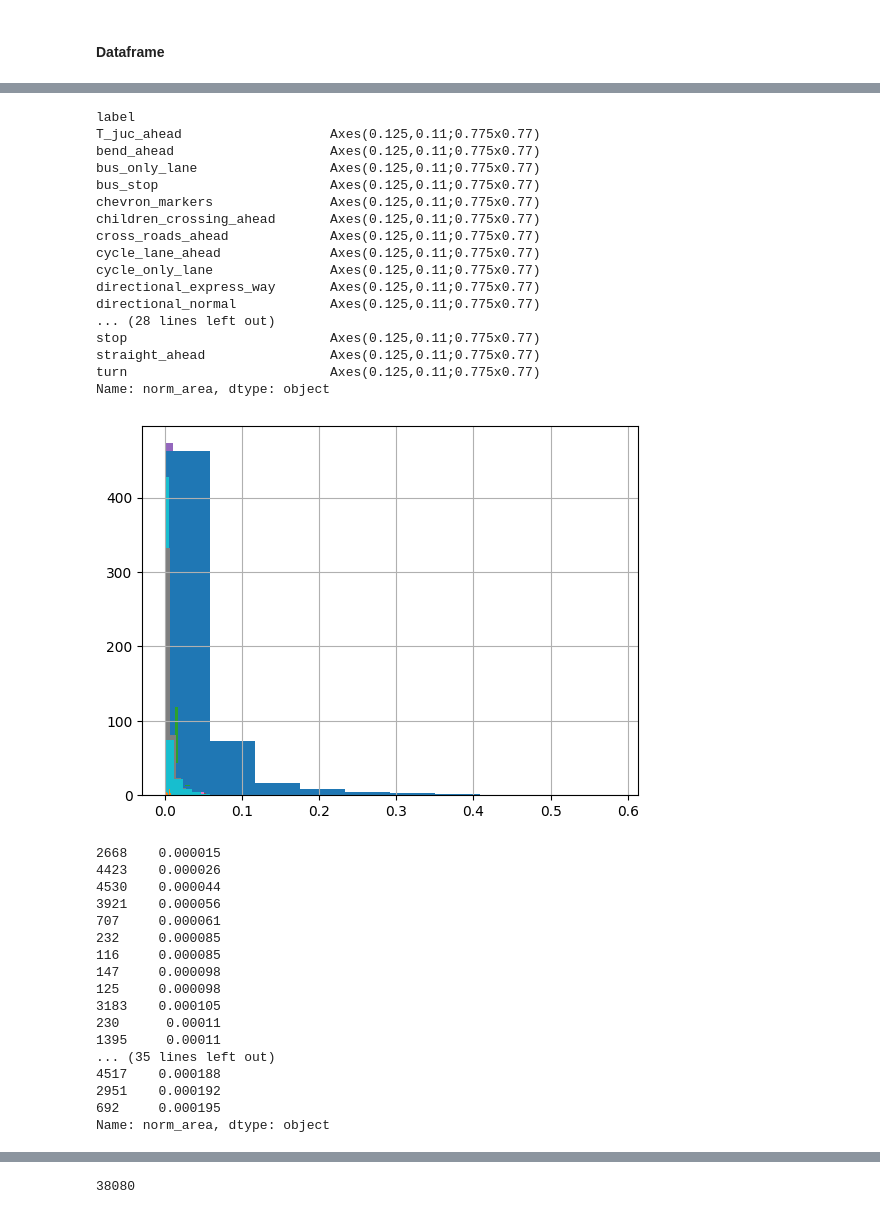
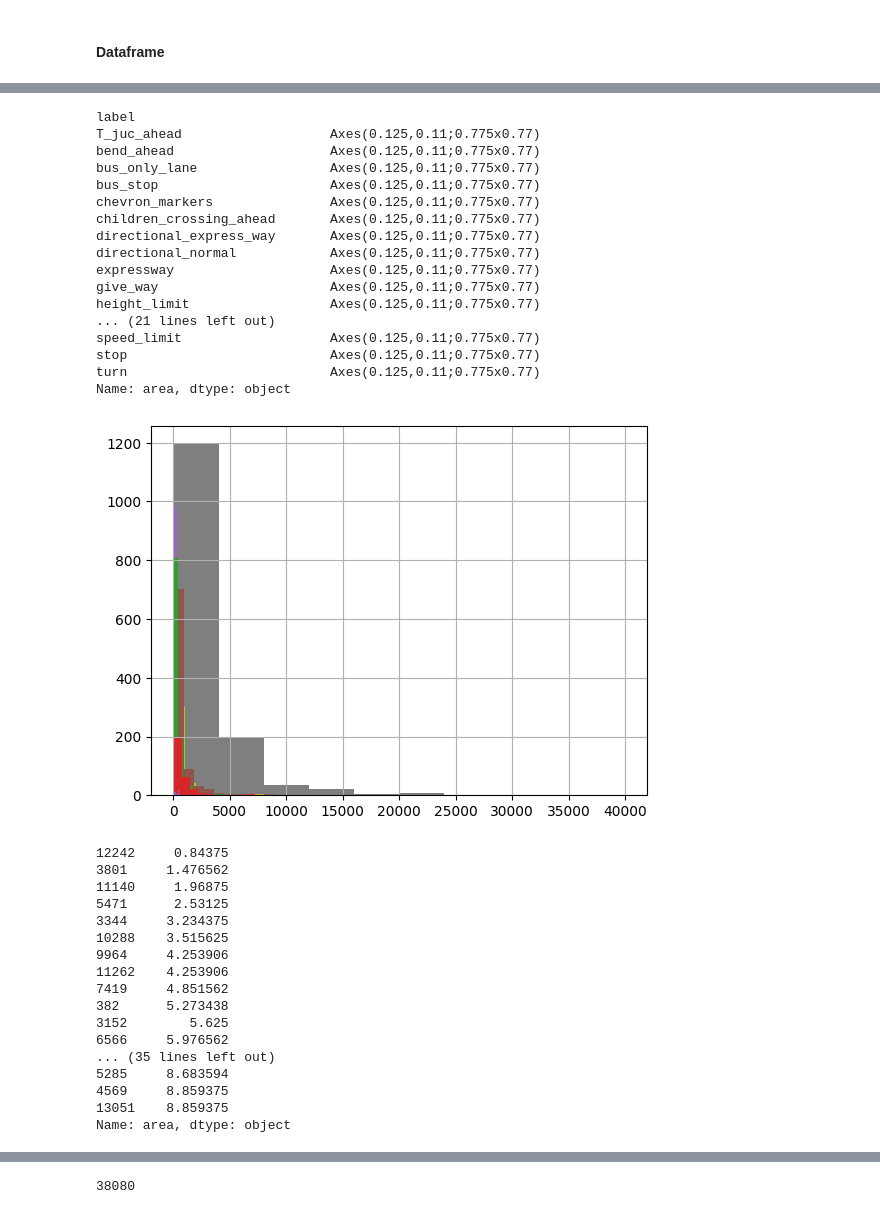
Before and after one commit to pasannissanka/sign_recognition, a Jupyter notebook: notebooks/Augment BBOX.ipynb, the cells around one changed output, grey strips where cells are left out. Cells and saved outputs as stored; diff of their text form; code cells hidden in the pictures.

```diff
--- a/notebooks/Augment BBOX.ipynb
+++ b/notebooks/Augment BBOX.ipynb
@@ -84,6 +86,10 @@ array([['/home/pasannissanka/Projects/SignRecognition/code/notebooks/../scripts/
 df = pd.DataFrame(BBOX_DATA, columns = ['path','norm_x_center','norm_y_center', 'norm_width', 'norm_height', 'label' ])
 # %%
 df["norm_area"] = df["norm_width"] * df["norm_height"]
+# %%
+df["width"] = df["norm_width"] * 240
+df["height"] = df["norm_height"] * 240
+df["area"] = df["width"] * df["height"]
 # %%
 df
 # %% [output]
@@ -121,45 +127,45 @@ df['norm_area'].plot(kind='kde')
 # %%
-df.groupby('label').norm_area.hist()
+df.groupby('label').area.hist()
 # %% [output]
 label
 T_juc_ahead                   Axes(0.125,0.11;0.775x0.77)
 bend_ahead                    Axes(0.125,0.11;0.775x0.77)
 bus_only_lane                 Axes(0.125,0.11;0.775x0.77)
 bus_stop                      Axes(0.125,0.11;0.775x0.77)
 chevron_markers               Axes(0.125,0.11;0.775x0.77)
 children_crossing_ahead       Axes(0.125,0.11;0.775x0.77)
-cross_roads_ahead             Axes(0.125,0.11;0.775x0.77)
-cycle_lane_ahead              Axes(0.125,0.11;0.775x0.77)
-cycle_only_lane               Axes(0.125,0.11;0.775x0.77)
 directional_express_way       Axes(0.125,0.11;0.775x0.77)
 directional_normal            Axes(0.125,0.11;0.775x0.77)
-... (28 lines left out)
+expressway                    Axes(0.125,0.11;0.775x0.77)
+give_way                      Axes(0.125,0.11;0.775x0.77)
+height_limit                  Axes(0.125,0.11;0.775x0.77)
+... (21 lines left out)
+speed_limit                   Axes(0.125,0.11;0.775x0.77)
 stop                          Axes(0.125,0.11;0.775x0.77)
-straight_ahead                Axes(0.125,0.11;0.775x0.77)
 turn                          Axes(0.125,0.11;0.775x0.77)
-Name: norm_area, dtype: object
+Name: area, dtype: object
-[figure, old version]
+[figure, new version]
 # %%
-df_sort_area = df.sort_values(by=["norm_area"])
-df_sort_area.head(50)['norm_area']
+df_sort_area = df.sort_values(by=["area"])
+df_sort_area.head(50)['area']
 # %% [output]
-2668    0.000015
-4423    0.000026
-4530    0.000044
-3921    0.000056
-707     0.000061
-232     0.000085
-116     0.000085
-147     0.000098
-125     0.000098
-3183    0.000105
-230      0.00011
-1395     0.00011
+12242     0.84375
+3801     1.476562
+11140     1.96875
+5471      2.53125
+3344     3.234375
+10288    3.515625
+9964     4.253906
+11262    4.253906
+7419     4.851562
+382      5.273438
+3152        5.625
+6566     5.976562
 ... (35 lines left out)
-4517    0.000188
-2951    0.000192
-692     0.000195
-Name: norm_area, dtype: object
+5285     8.683594
+4569     8.859375
+13051    8.859375
+Name: area, dtype: object
 # %%
 def area_range(_df, area):
     d = []
```
Also changed, not shown: parts of 11 cells of this notebook, 25 other files.
